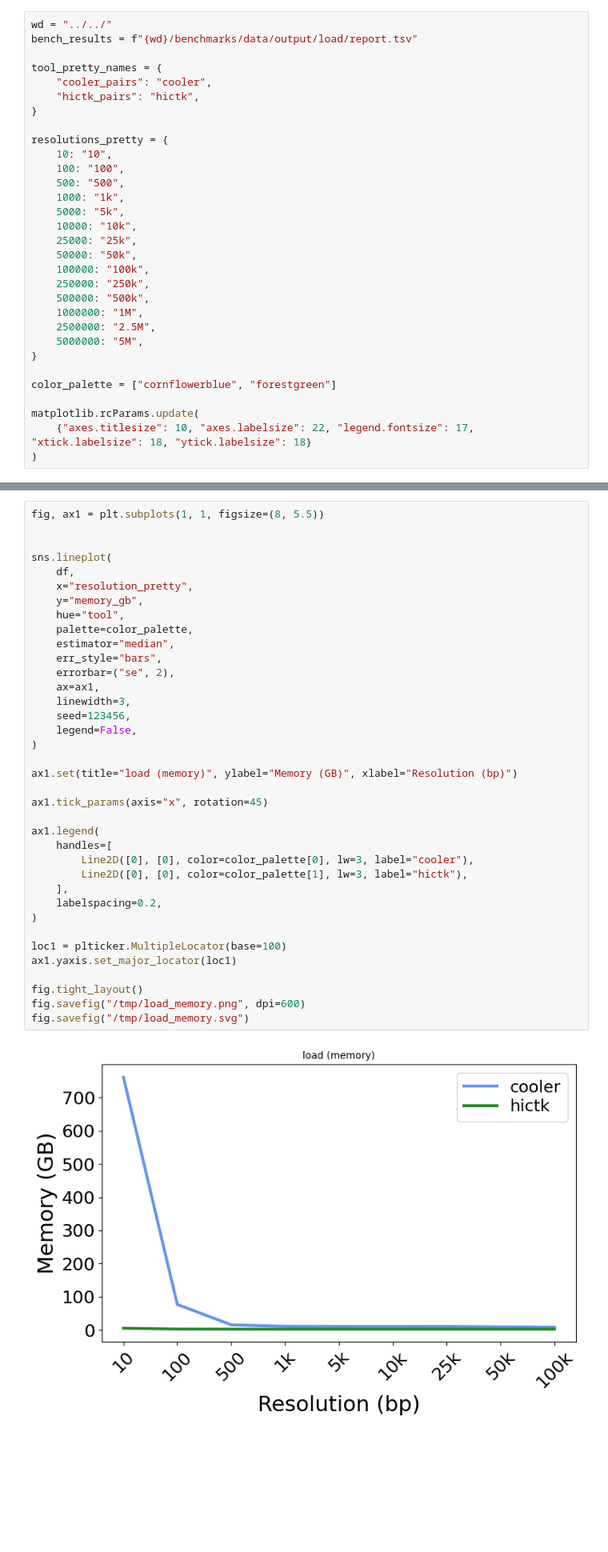
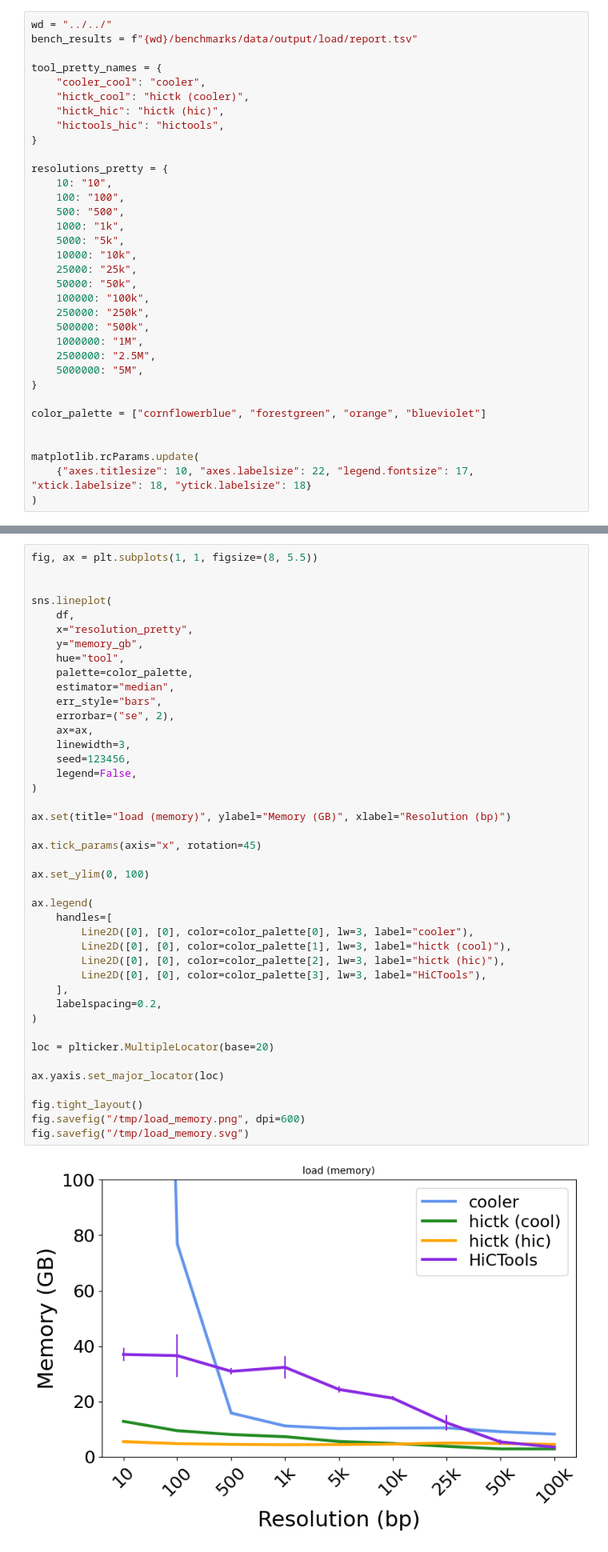
Before and after one commit to paulsengroup/2023-hictk-paper, a Jupyter notebook: bin/plotting/plot_load_benchmarks.ipynb, the cells around one changed output, grey strips where cells are left out. Shown at 80% size. Drawn from its saved outputs; the diff is of its cells as text; blank space fills up the shorter version.

```diff
--- a/bin/plotting/plot_load_benchmarks.ipynb
+++ b/bin/plotting/plot_load_benchmarks.ipynb
@@ -12,8 +12,10 @@ wd = "../../"
 bench_results = f"{wd}/benchmarks/data/output/load/report.tsv"
 
 tool_pretty_names = {
-    "cooler_pairs": "cooler",
-    "hictk_pairs": "hictk",
+    "cooler_cool": "cooler",
+    "hictk_cool": "hictk (cooler)",
+    "hictk_hic": "hictk (hic)",
+    "hictools_hic": "hictools",
 }
 
 resolutions_pretty = {
@@ -33,7 +35,8 @@ resolutions_pretty = {
     5000000: "5M",
 }
 
-color_palette = ["cornflowerblue", "forestgreen"]
+color_palette = ["cornflowerblue", "forestgreen", "orange", "blueviolet"]
+
 
 matplotlib.rcParams.update(
     {"axes.titlesize": 10, "axes.labelsize": 22, "legend.fontsize": 17, "xtick.labelsize": 18, "ytick.labelsize": 18}
@@ -106,39 +111,44 @@ fig.savefig("/tmp/load_runtime.svg")
 # %%
-fig, ax1 = plt.subplots(1, 1, figsize=(8, 5.5))
+fig, ax = plt.subplots(1, 1, figsize=(8, 5.5))
 
 
 sns.lineplot(
     df,
     x="resolution_pretty",
     y="memory_gb",
     hue="tool",
     palette=color_palette,
     estimator="median",
     err_style="bars",
     errorbar=("se", 2),
-    ax=ax1,
+    ax=ax,
     linewidth=3,
     seed=123456,
     legend=False,
 )
 
-ax1.set(title="load (memory)", ylabel="Memory (GB)", xlabel="Resolution (bp)")
+ax.set(title="load (memory)", ylabel="Memory (GB)", xlabel="Resolution (bp)")
 
-ax1.tick_params(axis="x", rotation=45)
+ax.tick_params(axis="x", rotation=45)
 
-ax1.legend(
+ax.set_ylim(0, 100)
+
+ax.legend(
     handles=[
         Line2D([0], [0], color=color_palette[0], lw=3, label="cooler"),
-        Line2D([0], [0], color=color_palette[1], lw=3, label="hictk"),
+        Line2D([0], [0], color=color_palette[1], lw=3, label="hictk (cool)"),
+        Line2D([0], [0], color=color_palette[2], lw=3, label="hictk (hic)"),
+        Line2D([0], [0], color=color_palette[3], lw=3, label="HiCTools"),
     ],
     labelspacing=0.2,
 )
 
-loc1 = plticker.MultipleLocator(base=100)
-ax1.yaxis.set_major_locator(loc1)
+loc = plticker.MultipleLocator(base=20)
+
+ax.yaxis.set_major_locator(loc)
 
 fig.tight_layout()
 fig.savefig("/tmp/load_memory.png", dpi=600)
 fig.savefig("/tmp/load_memory.svg")
 # %% [output]
-[figure, old version]
+[figure, new version]
```
Also changed, not shown: parts of 2 cells of this notebook, 10 other files.
